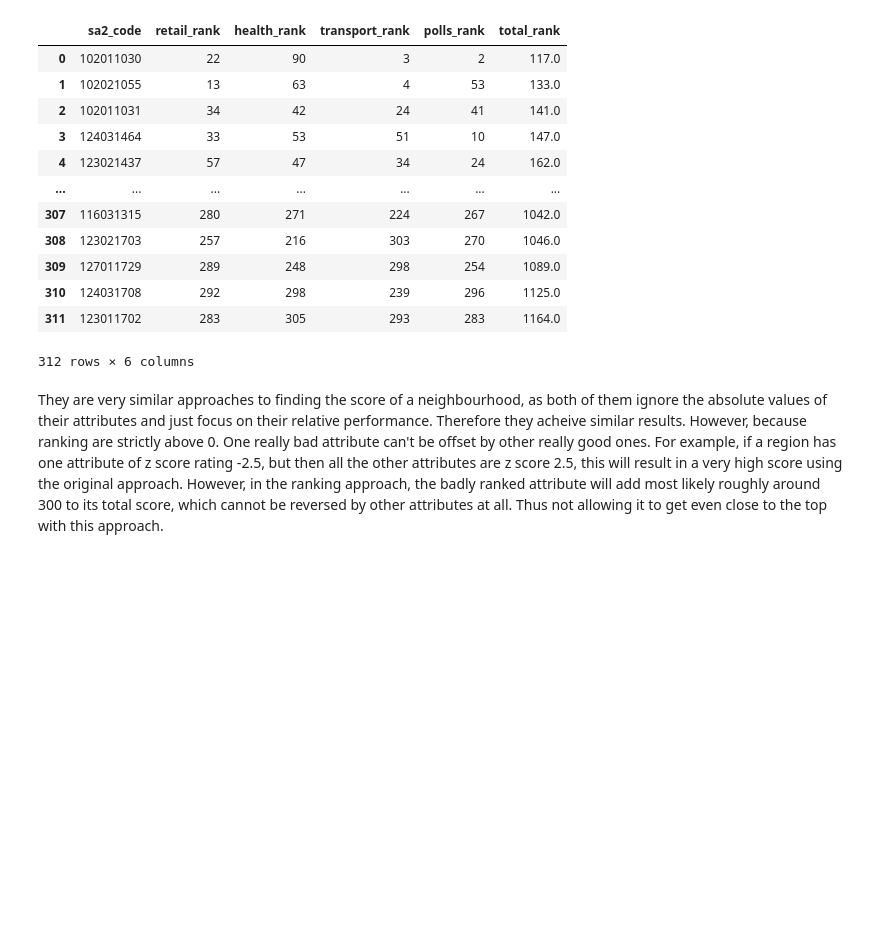
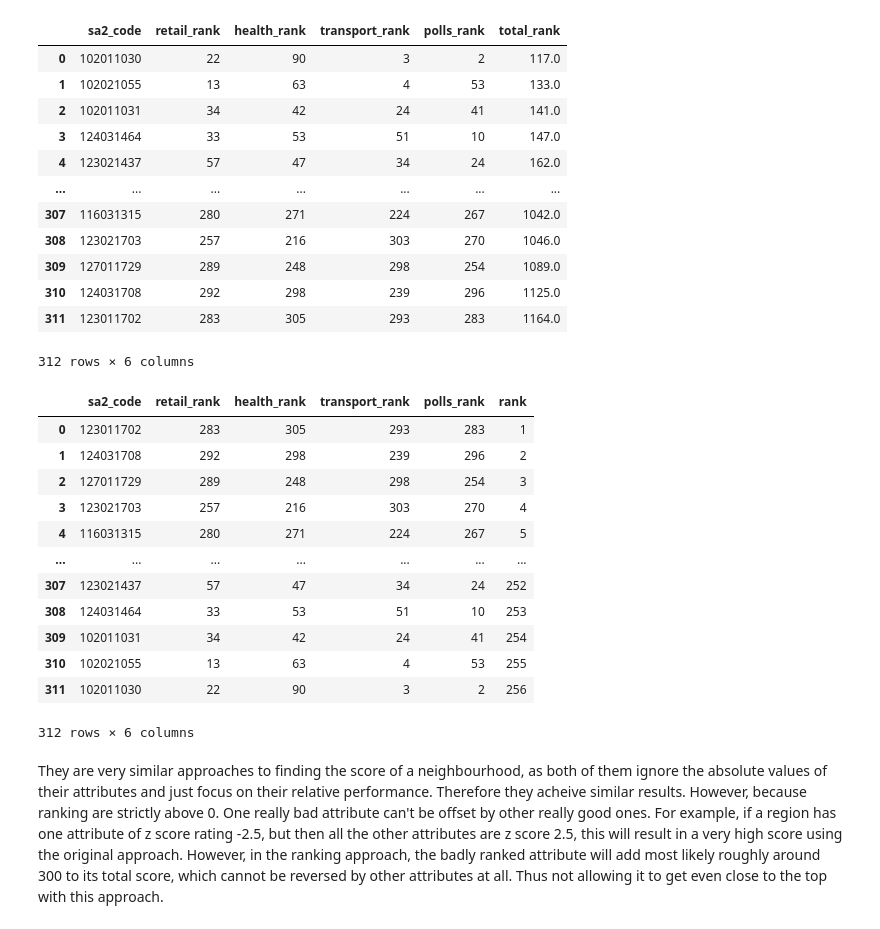
Before and after one commit to joshuahallam127/DATA2901_Assign, a Jupyter notebook: main.ipynb, the cells around one changed output. Drawn from its saved outputs; the diff is of its cells as text; code cells hidden in the pictures; blank space fills up the shorter version.

```diff
--- a/main.ipynb
+++ b/main.ipynb
@@ -2371,5 +2424,26 @@ query(conn, "SELECT * FROM total_ranked ORDER BY total_rank")
 | 310 | 124031708 | 292 | 298 | 239 | 296 | 1125.0 |
 | 311 | 123011702 | 283 | 305 | 293 | 283 | 1164.0 |
 312 rows × 6 columns
+# %%
+sql = """
+SELECT sa2_code, retail_rank, health_rank, transport_rank, polls_rank, DENSE_RANK() OVER (ORDER BY total_rank DESC) AS rank
+FROM total_ranked
+ORDER BY total_rank DESC
+"""
+query(conn, sql)
+# %% [output]
+|  | sa2_code | retail_rank | health_rank | transport_rank | polls_rank | rank |
+| 0 | 123011702 | 283 | 305 | 293 | 283 | 1 |
+| 1 | 124031708 | 292 | 298 | 239 | 296 | 2 |
+| 2 | 127011729 | 289 | 248 | 298 | 254 | 3 |
+| 3 | 123021703 | 257 | 216 | 303 | 270 | 4 |
+| 4 | 116031315 | 280 | 271 | 224 | 267 | 5 |
+| ... | ... | ... | ... | ... | ... | ... |
+| 307 | 123021437 | 57 | 47 | 34 | 24 | 252 |
+| 308 | 124031464 | 33 | 53 | 51 | 10 | 253 |
+| 309 | 102011031 | 34 | 42 | 24 | 41 | 254 |
+| 310 | 102021055 | 13 | 63 | 4 | 53 | 255 |
+| 311 | 102011030 | 22 | 90 | 3 | 2 | 256 |
+312 rows × 6 columns
 # %% [markdown]
 They are very similar approaches to finding the score of a neighbourhood, as both of them ignore the absolute values of their attributes and just focus on their relative performance. Therefore they acheive similar results. However, because ranking are strictly above 0. One really bad attribute can't be offset by other really good ones. For example, if a region has one attribute of z score rating -2.5, but then all the other attributes are z score 2.5, this will result in a very high score using the original approach. However, in the ranking approach, the badly ranked attribute will add most likely roughly around 300 to its total score, which cannot be reversed by other attributes at all. Thus not allowing it to get even close to the top with this approach.
```
Also changed, not shown: parts of 27 cells of this notebook.
